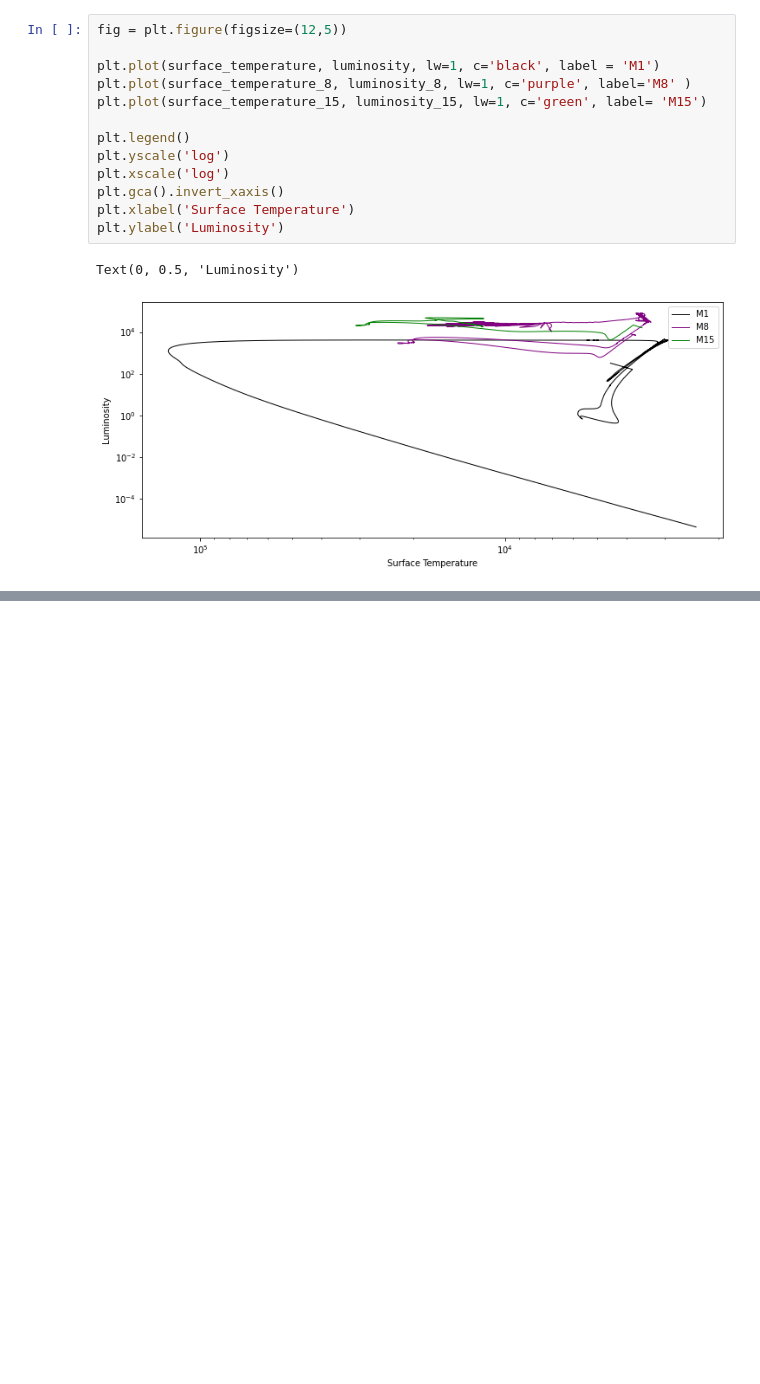
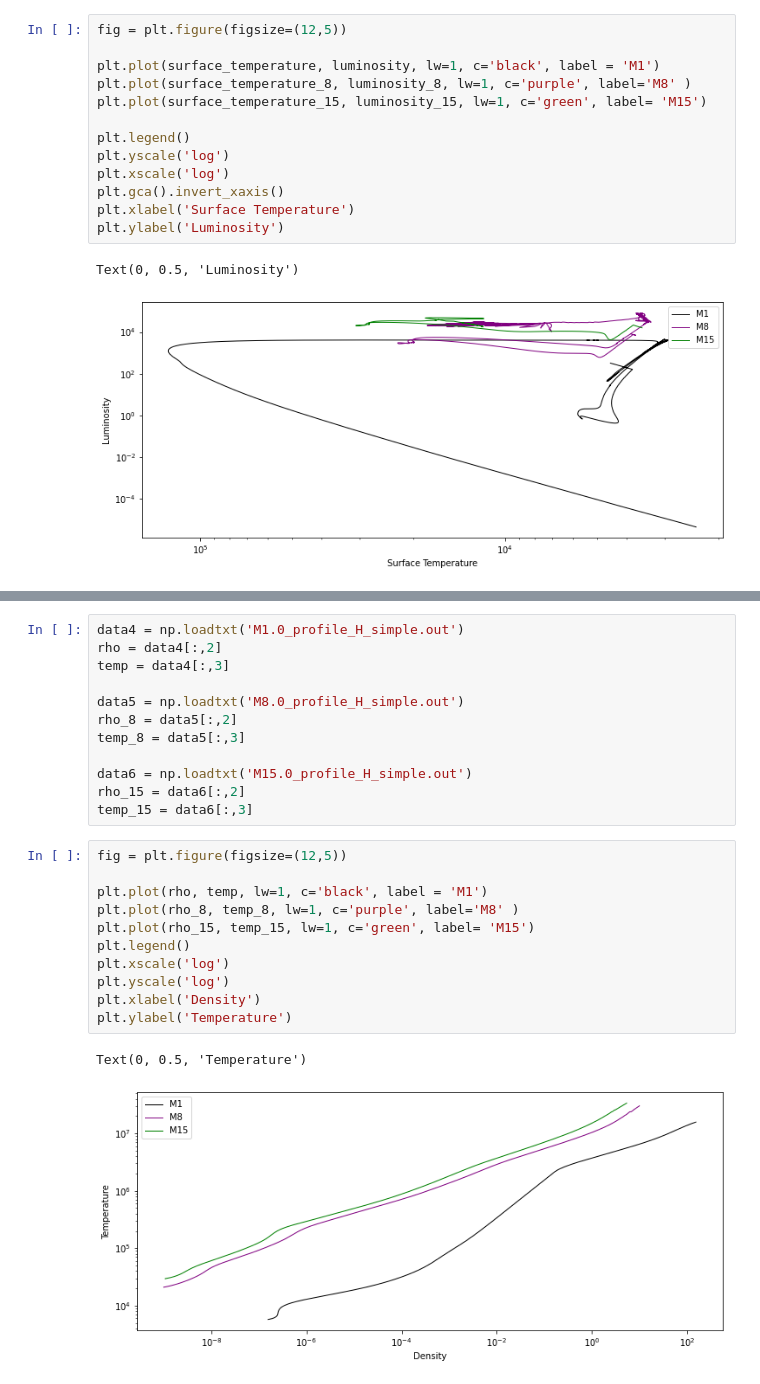
Before and after one commit to SudatKhan/ast341_hw, a Jupyter notebook: ast_hw6.ipynb, the cells around one changed output, grey strips where cells are left out. Drawn from its saved outputs; the diff is of its cells as text; blank space fills up the shorter version.

```diff
--- a/ast_hw6.ipynb
+++ b/ast_hw6.ipynb
@@ -87,0 +91,26 @@ plt.xscale('log')
+# %%
+data4 = np.loadtxt('M1.0_profile_H_simple.out')
+rho = data4[:,2]
+temp = data4[:,3]
+
+data5 = np.loadtxt('M8.0_profile_H_simple.out')
+rho_8 = data5[:,2]
+temp_8 = data5[:,3]
+
+data6 = np.loadtxt('M15.0_profile_H_simple.out')
+rho_15 = data6[:,2]
+temp_15 = data6[:,3]
+# %%
+fig = plt.figure(figsize=(12,5))
+
+plt.plot(rho, temp, lw=1, c='black', label = 'M1')
+plt.plot(rho_8, temp_8, lw=1, c='purple', label='M8' )
+plt.plot(rho_15, temp_15, lw=1, c='green', label= 'M15')
+plt.legend()
+plt.xscale('log')
+plt.yscale('log')
+plt.xlabel('Density')
+plt.ylabel('Temperature')
+# %% [output]
+Text(0, 0.5, 'Temperature')
+[figure, added]
```
Also changed, not shown: parts of 3 cells of this notebook.
